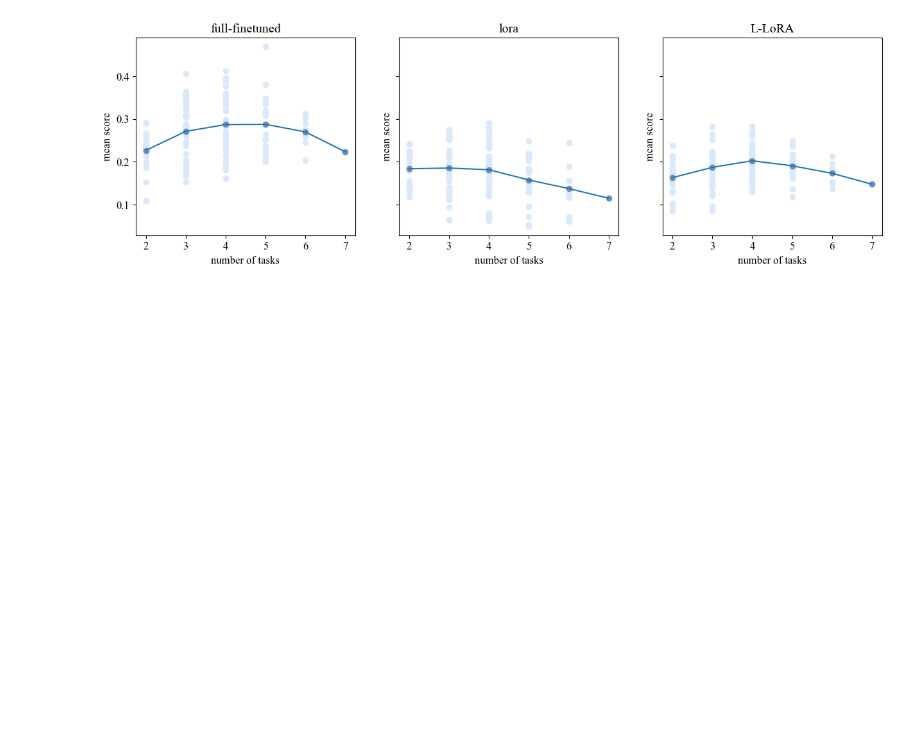
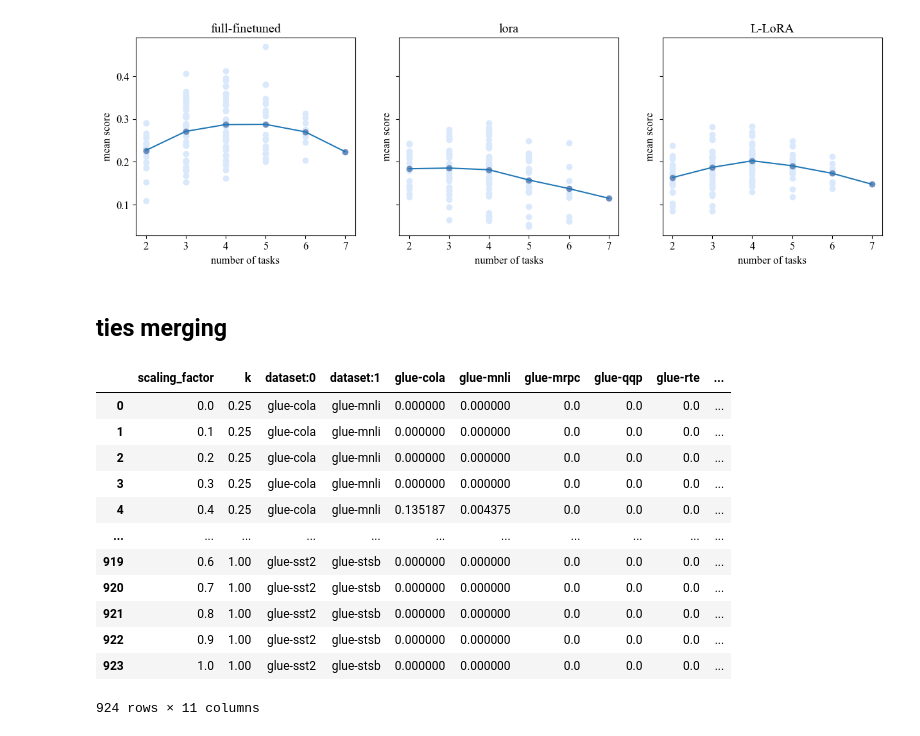
Before and after one commit to tanganke/peta, a Jupyter notebook: results/flan-t5-base/task_addition.ipynb, the cells around one changed output. Drawn from its saved outputs; the diff is of its cells as text; code cells hidden in the pictures; blank space fills up the shorter version.

```diff
--- a/results/flan-t5-base/task_addition.ipynb
+++ b/results/flan-t5-base/task_addition.ipynb
@@ -478,3 +478,5 @@ ax.set_ylabel('mean score')
 plt.show()
 # %% [output]
 [figure]
+# %% [markdown]
+## ties merging
@@ -480,0 +496,16 @@ plt.show()
+# %%
+fft_data[2]
+# %% [output]
+|  | scaling_factor | k | dataset:0 | dataset:1 | glue-cola | glue-mnli | glue-mrpc | glue-qqp | glue-rte | ... |
+| 0 | 0.0 | 0.25 | glue-cola | glue-mnli | 0.000000 | 0.000000 | 0.0 | 0.0 | 0.0 | ... |
+| 1 | 0.1 | 0.25 | glue-cola | glue-mnli | 0.000000 | 0.000000 | 0.0 | 0.0 | 0.0 | ... |
+| 2 | 0.2 | 0.25 | glue-cola | glue-mnli | 0.000000 | 0.000000 | 0.0 | 0.0 | 0.0 | ... |
+| 3 | 0.3 | 0.25 | glue-cola | glue-mnli | 0.000000 | 0.000000 | 0.0 | 0.0 | 0.0 | ... |
+| 4 | 0.4 | 0.25 | glue-cola | glue-mnli | 0.135187 | 0.004375 | 0.0 | 0.0 | 0.0 | ... |
+| ... | ... | ... | ... | ... | ... | ... | ... | ... | ... | ... |
+| 919 | 0.6 | 1.00 | glue-sst2 | glue-stsb | 0.000000 | 0.000000 | 0.0 | 0.0 | 0.0 | ... |
+| 920 | 0.7 | 1.00 | glue-sst2 | glue-stsb | 0.000000 | 0.000000 | 0.0 | 0.0 | 0.0 | ... |
+| 921 | 0.8 | 1.00 | glue-sst2 | glue-stsb | 0.000000 | 0.000000 | 0.0 | 0.0 | 0.0 | ... |
+| 922 | 0.9 | 1.00 | glue-sst2 | glue-stsb | 0.000000 | 0.000000 | 0.0 | 0.0 | 0.0 | ... |
+| 923 | 1.0 | 1.00 | glue-sst2 | glue-stsb | 0.000000 | 0.000000 | 0.0 | 0.0 | 0.0 | ... |
+924 rows × 11 columns
```
Also changed, not shown: parts of 5 cells of this notebook, 15 other files.
